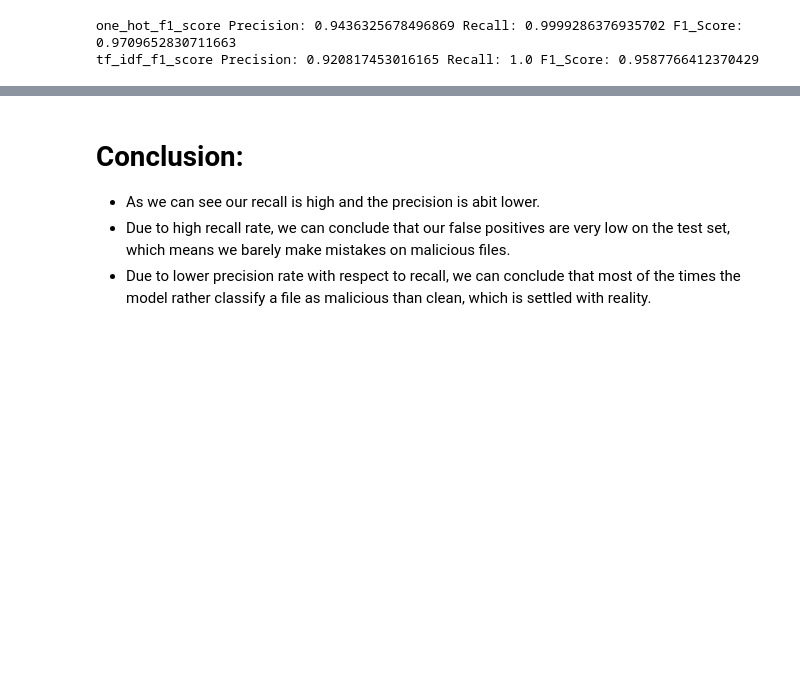
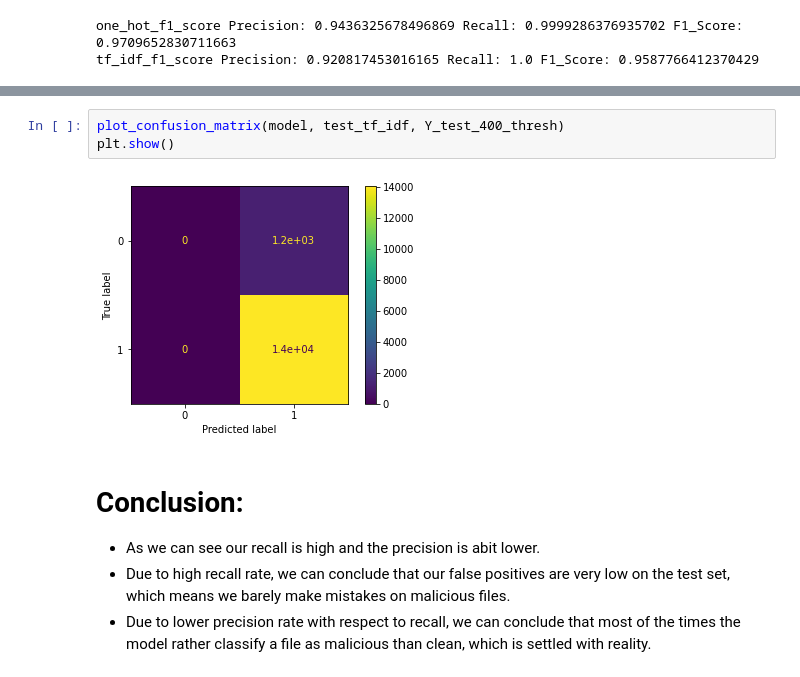
Before and after one commit to NitCoh/TextAnalysisForBigData, a Jupyter notebook: Big_Data_Analysis_for_Cyber_Security_Text_Analysis.ipynb, the cells around one changed output, grey strips where cells are left out. Cells and saved outputs as stored; diff of their text form; blank space fills up the shorter version.

```diff
--- a/Big_Data_Analysis_for_Cyber_Security_Text_Analysis.ipynb
+++ b/Big_Data_Analysis_for_Cyber_Security_Text_Analysis.ipynb
@@ -1238,3 +1245,8 @@ tf_idf_f1_score Precision: 0.920817453016165 Recall: 1.0 F1_Score: 0.95877664123
+# %%
+plot_confusion_matrix(model, test_tf_idf, Y_test_400_thresh)
+plt.show()
+# %% [output]
+[figure, added]
 # %% [markdown]
 # Conclusion:
 - As we can see our recall is high and the precision is abit lower.
```
Also changed, not shown: parts of 3 cells of this notebook.
